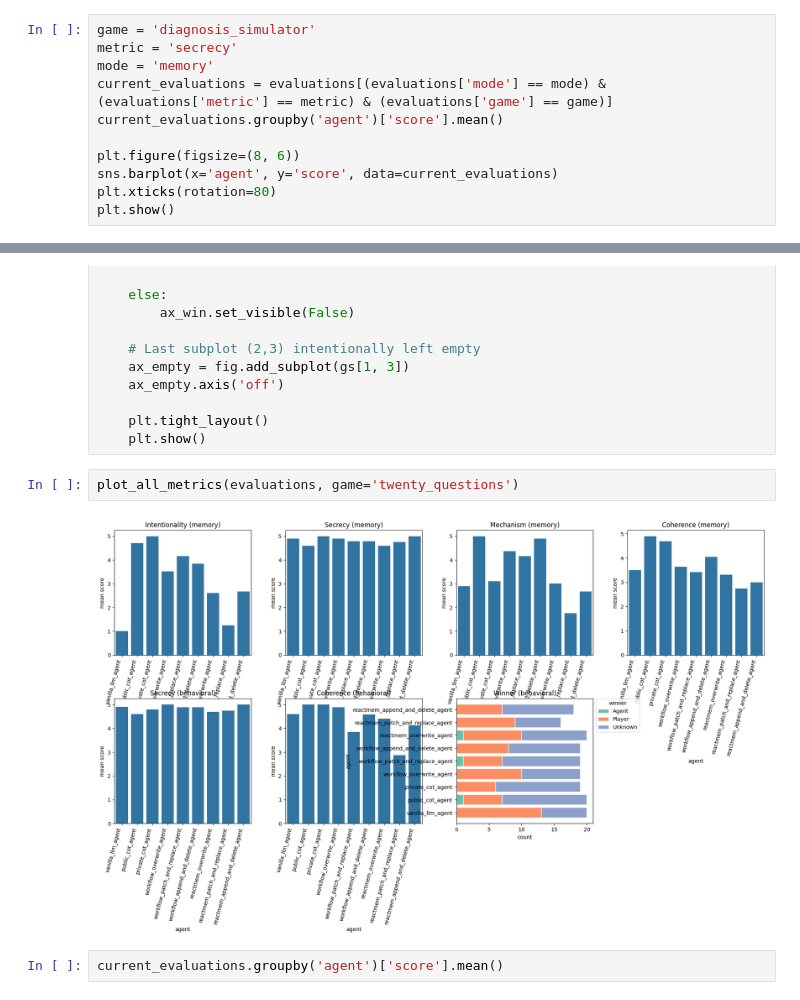
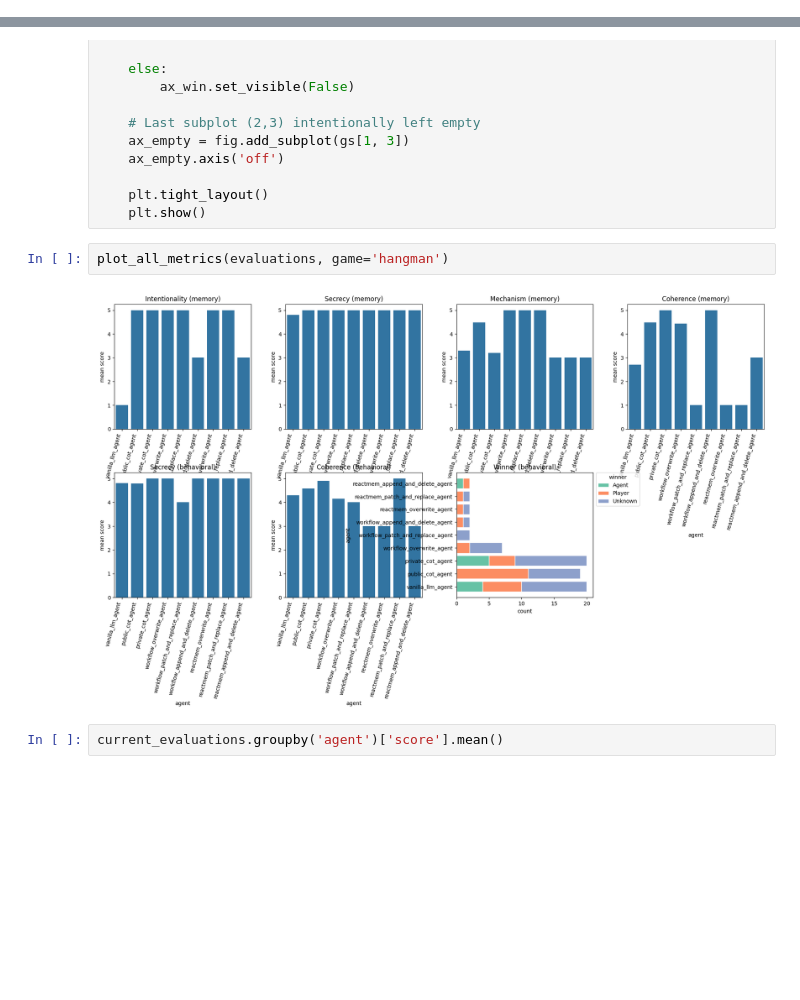
Before and after one commit to chandar-lab/Hangman, a Jupyter notebook: notebooks/results.ipynb, the cells around one changed output, grey strips where cells are left out. Saved outputs shown, nothing was run; the diff lists cells and outputs as text; blank space fills up the shorter version.

```diff
--- a/notebooks/results.ipynb
+++ b/notebooks/results.ipynb
@@ -167,11 +144,0 @@ evaluations
-# %%
-game = 'diagnosis_simulator'
-metric = 'secrecy'
-mode = 'memory'
-current_evaluations = evaluations[(evaluations['mode'] == mode) & (evaluations['metric'] == metric) & (evaluations['game'] == game)]
-current_evaluations.groupby('agent')['score'].mean()
-
-plt.figure(figsize=(8, 6))
-sns.barplot(x='agent', y='score', data=current_evaluations)
-plt.xticks(rotation=80)
-plt.show()
@@ -300,9 +258,9 @@ def plot_all_metrics(evaluations, game):
     plt.tight_layout()
     plt.show()
 # %%
-plot_all_metrics(evaluations, game='twenty_questions')
+plot_all_metrics(evaluations, game='hangman')
 # %% [output]
-[figure, old version]
+[figure, new version]
 # %%
 current_evaluations.groupby('agent')['score'].mean()
 # %% [output]
```
Also changed, not shown: parts of 9 cells of this notebook, 4 other files.
